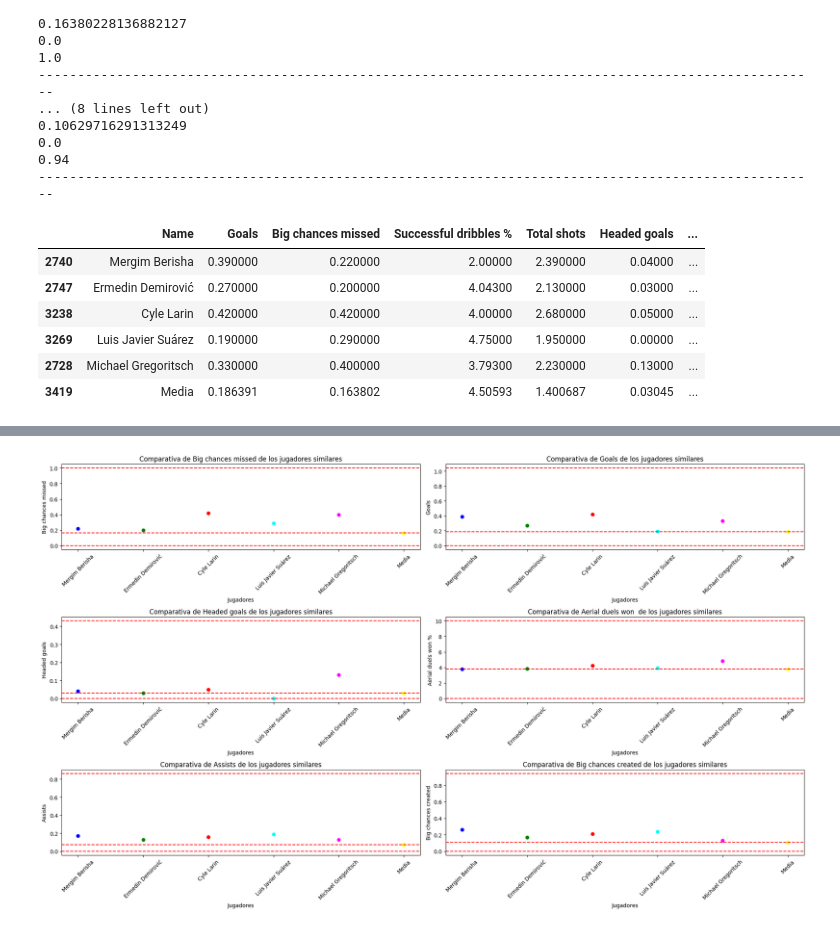
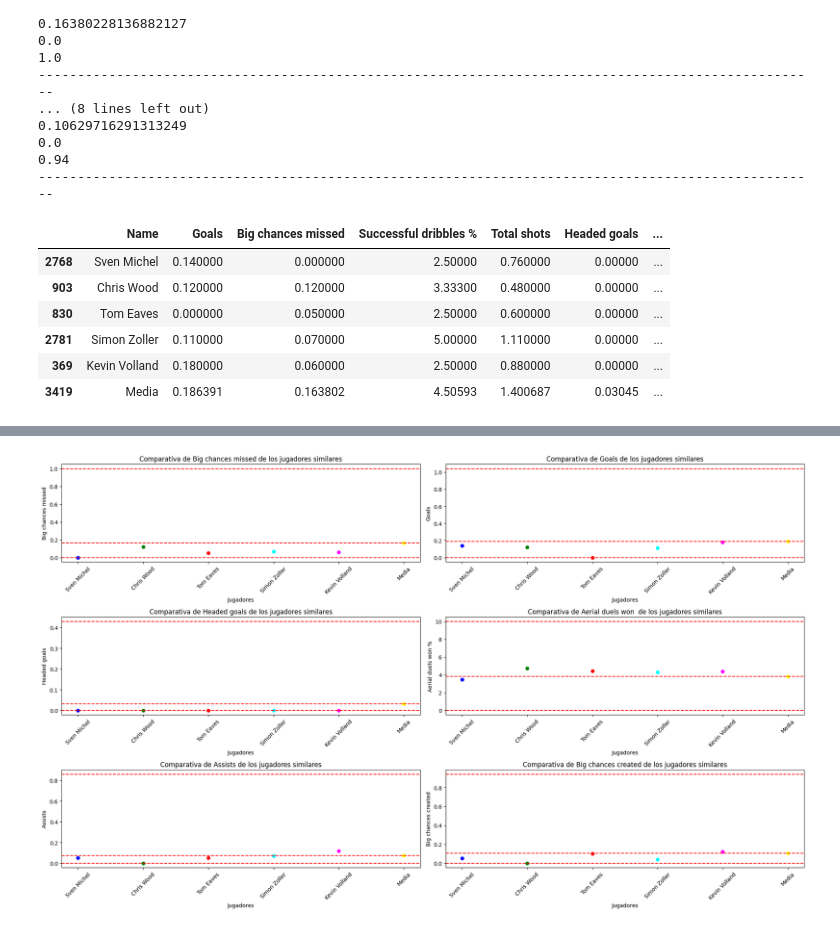
Before and after one commit to Carlos2607-a/FutMacth, a Jupyter notebook: Modelos/Modelo Delanteros 2.ipynb, the cells around one changed output, grey strips where cells are left out. Cells and saved outputs as stored; diff of their text form; code cells hidden in the pictures.

```diff
--- a/Modelos/Modelo Delanteros 2.ipynb
+++ b/Modelos/Modelo Delanteros 2.ipynb
@@ -276,13 +276,13 @@ def buscar_jugadores_similares(nombre, caracteristicas_grafico):
         plt.show()
         return
 # %%
-buscar_jugadores_similares('Mergim Berisha', caracteristicas_grafico)
+buscar_jugadores_similares('Sven Michel', caracteristicas_grafico)
 # %% [output]
 |  | Name | Goals | Big chances missed | Successful dribbles % | Total shots | Headed goals | ... |
-| 2740 | Mergim Berisha | 0.390000 | 0.220000 | 2.00000 | 2.390000 | 0.04000 | ... |
-| 2747 | Ermedin Demirović | 0.270000 | 0.200000 | 4.04300 | 2.130000 | 0.03000 | ... |
-| 3238 | Cyle Larin | 0.420000 | 0.420000 | 4.00000 | 2.680000 | 0.05000 | ... |
-| 3269 | Luis Javier Suárez | 0.190000 | 0.290000 | 4.75000 | 1.950000 | 0.00000 | ... |
-| 2728 | Michael Gregoritsch | 0.330000 | 0.400000 | 3.79300 | 2.230000 | 0.13000 | ... |
+| 2768 | Sven Michel | 0.140000 | 0.000000 | 2.50000 | 0.760000 | 0.00000 | ... |
+| 903 | Chris Wood | 0.120000 | 0.120000 | 3.33300 | 0.480000 | 0.00000 | ... |
+| 830 | Tom Eaves | 0.000000 | 0.050000 | 2.50000 | 0.600000 | 0.00000 | ... |
+| 2781 | Simon Zoller | 0.110000 | 0.070000 | 5.00000 | 1.110000 | 0.00000 | ... |
+| 369 | Kevin Volland | 0.180000 | 0.060000 | 2.50000 | 0.880000 | 0.00000 | ... |
 | 3419 | Media | 0.186391 | 0.163802 | 4.50593 | 1.400687 | 0.03045 | ... |
 [interactive output not drawn]
@@ -290 +289 @@ buscar_jugadores_similares('Mergim Berisha', caracteristicas_grafico)
-[figure, old version]
+[figure, new version]
```
Also changed, not shown: parts of 1 cell of this notebook.
